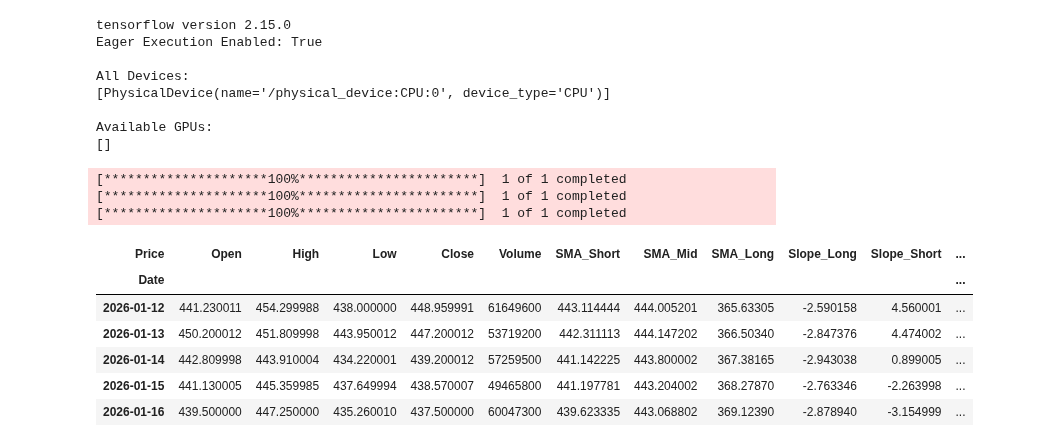
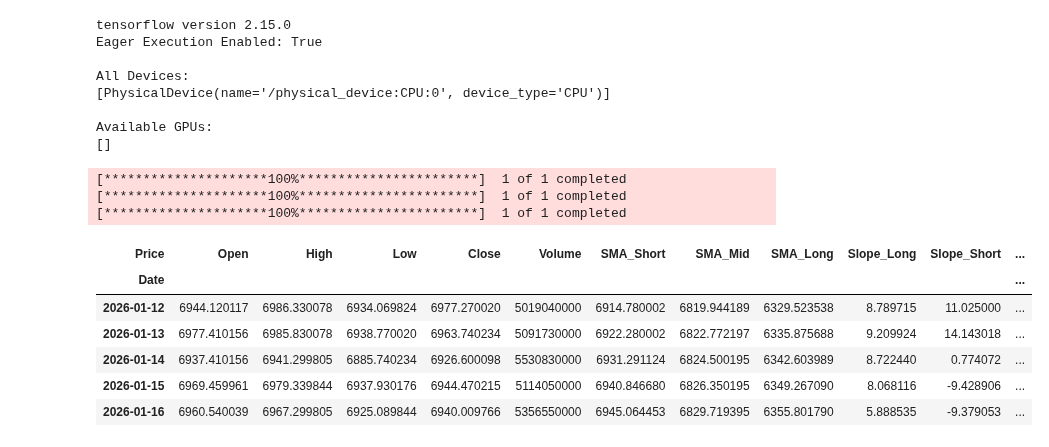
Before and after one commit to imran-naskani/insane, a Jupyter notebook: lstm/LSTM.ipynb, the cells around one changed output. Cells and saved outputs as stored; diff of their text form; code cells hidden in the pictures.

```diff
--- a/lstm/LSTM.ipynb
+++ b/lstm/LSTM.ipynb
@@ -311,7 +311,7 @@ feature_params = {
     "macd_slow": 26,
     "macd_signal": 9,
     "adx_length": 14,
-    "atr_length": 14,
+    "atr_length": 5,
     "bollinger_length": 20,
     "volatility_length": 20,
     "volume_zscore_length": 20,
@@ -388,6 +388,7 @@ def add_features(df, p, timeframe=None):
     df["ATR"] = ta.volatility.average_true_range(
         df["High"], df["Low"], df["Close"], window=p["atr_length"]
     )
+    df["ATR_pct"] = df["ATR"] / df["Close"]
     df["Daily_Return"] = df["Close"].pct_change()
     df["Daily_Delta"] = df["Close"] - df["Close"].shift(1)
     df["Daily_Delta"] = df["Daily_Delta"].fillna(0)
@@ -540,25 +539,25 @@ def build_hybrid_model(n_timesteps, n_features):
     return model
 # %%
 # Get stock data (AAPL from 2020-01-01 to 2023-01-01)
-ticker = 'TSLA'
+ticker = '^GSPC'
 
 stock_data = build_feature_dataset(ticker, start_date="2021-01-01", end_date="2026-01-17", timeframe="1d")
 stock_data = stock_data.dropna()
 stock_data[['Open', 'High', 'Low', 'Close', 'Volume', 'SMA_Short',
             'SMA_Mid', 'SMA_Long', 'Slope_Long', 'Slope_Short',
             'MACD', 'ADX', 'BB_Upper', 'BB_Mid', 'BB_Lower',
             'TOS_Trail', 'TOS_RSI', 'Daily_Delta']].tail()
 # %% [output]
 [*********************100%***********************]  1 of 1 completed
 [*********************100%***********************]  1 of 1 completed
 [*********************100%***********************]  1 of 1 completed
 | Price | Open | High | Low | Close | Volume | SMA_Short | SMA_Mid | SMA_Long | Slope_Long | Slope_Short | ... |
 | Date |  |  |  |  |  |  |  |  |  |  | ... |
-| 2026-01-12 | 441.230011 | 454.299988 | 438.000000 | 448.959991 | 61649600 | 443.114444 | 444.005201 | 365.63305 | -2.590158 | 4.560001 | ... |
-| 2026-01-13 | 450.200012 | 451.809998 | 443.950012 | 447.200012 | 53719200 | 442.311113 | 444.147202 | 366.50340 | -2.847376 | 4.474002 | ... |
-| 2026-01-14 | 442.809998 | 443.910004 | 434.220001 | 439.200012 | 57259500 | 441.142225 | 443.800002 | 367.38165 | -2.943038 | 0.899005 | ... |
-| 2026-01-15 | 441.130005 | 445.359985 | 437.649994 | 438.570007 | 49465800 | 441.197781 | 443.204002 | 368.27870 | -2.763346 | -2.263998 | ... |
-| 2026-01-16 | 439.500000 | 447.250000 | 435.260010 | 437.500000 | 60047300 | 439.623335 | 443.068802 | 369.12390 | -2.878940 | -3.154999 | ... |
+| 2026-01-12 | 6944.120117 | 6986.330078 | 6934.069824 | 6977.270020 | 5019040000 | 6914.780002 | 6819.944189 | 6329.523538 | 8.789715 | 11.025000 | ... |
+| 2026-01-13 | 6977.410156 | 6985.830078 | 6938.770020 | 6963.740234 | 5091730000 | 6922.280002 | 6822.772197 | 6335.875688 | 9.209924 | 14.143018 | ... |
+| 2026-01-14 | 6937.410156 | 6941.299805 | 6885.740234 | 6926.600098 | 5530830000 | 6931.291124 | 6824.500195 | 6342.603989 | 8.722440 | 0.774072 | ... |
+| 2026-01-15 | 6969.459961 | 6979.339844 | 6937.930176 | 6944.470215 | 5114050000 | 6940.846680 | 6826.350195 | 6349.267090 | 8.068116 | -9.428906 | ... |
+| 2026-01-16 | 6960.540039 | 6967.299805 | 6925.089844 | 6940.009766 | 5356550000 | 6945.064453 | 6829.719395 | 6355.801790 | 5.888535 | -9.379053 | ... |
 # %%
 # Number of timesteps to look back (e.g., 60 days)
 n_timesteps = 60
```
Also changed, not shown: parts of 10 cells of this notebook, 2 other files.
